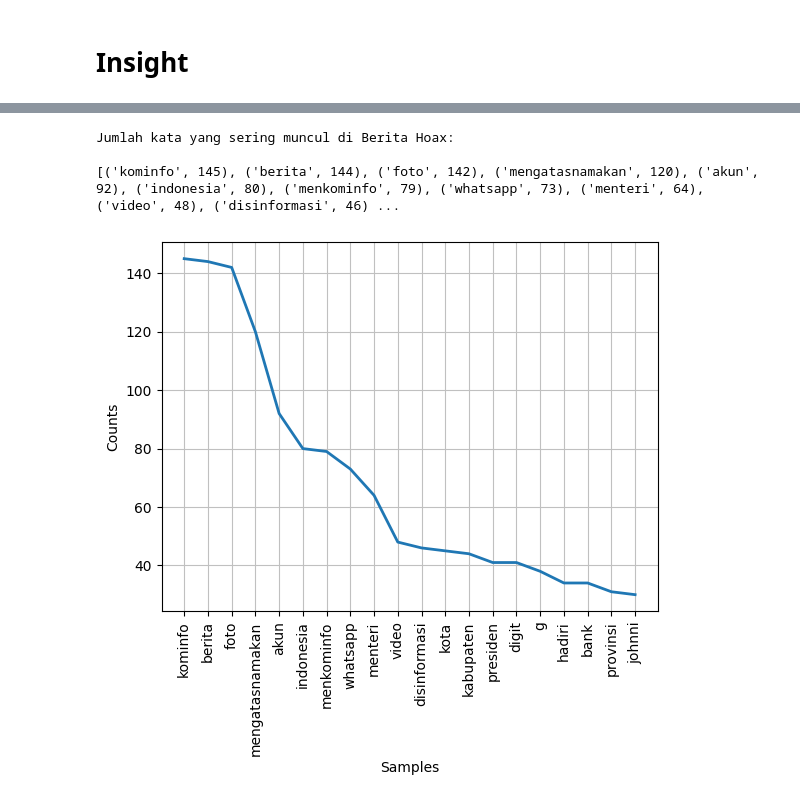
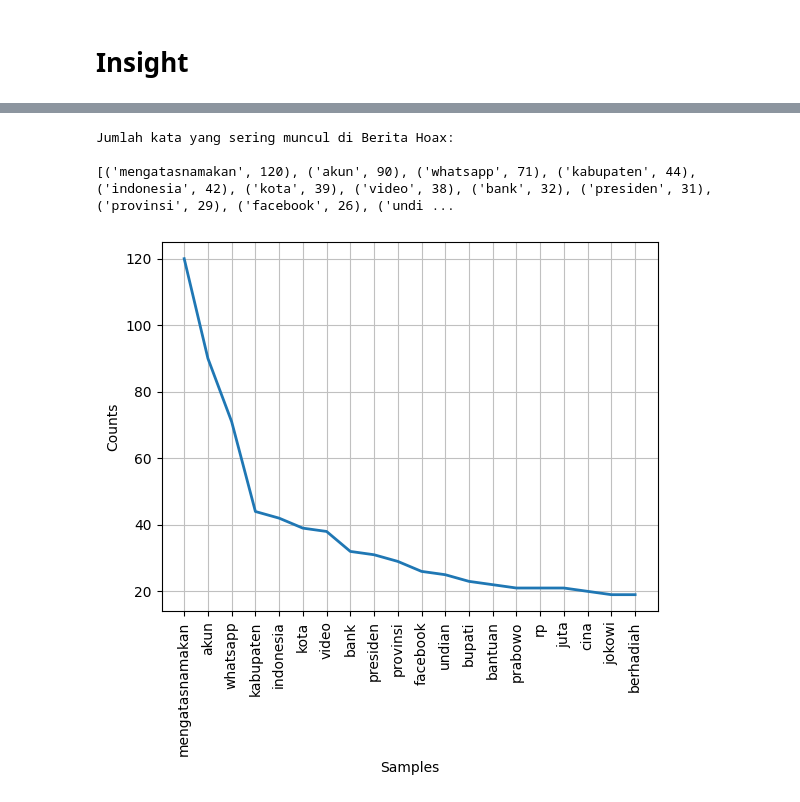
Before and after one commit to diozaas/FakeRealProject, a Jupyter notebook: Preprocessing.ipynb, the cells around one changed output, grey strips where cells are left out. Saved outputs shown, nothing was run; the diff lists cells and outputs as text; code cells hidden in the pictures.

```diff
--- a/Preprocessing.ipynb
+++ b/Preprocessing.ipynb
@@ -32,8 +32,8 @@ True
 # %% [markdown]
 # Load Dataset
 # %%
-true_df = pd.read_excel('C:\Belajar Data Science\Fake-News-Detective-master\dataset\SatkerData.xlsx')
-false_df = pd.read_excel('C:\Belajar Data Science\Fake-News-Detective-master\dataset\HoaxData.xlsx')
+true_df = pd.read_excel('./dataset/SatkerData.xlsx')
+false_df = pd.read_excel('./dataset/HoaxData.xlsx')
 
 true_df['label'] = 1
 false_df['label'] = 0
@@ -127,19 +127,19 @@ Jumlah kata yang sering muncul di Berita Real:
 # %%
 data_hoax = data[data['label'] == 0]['Title']
-hoax_data = [word for data_hoax in data['Title'] for word in data_hoax]
+hoax_data = [word for data_hoax in data[data['label'] == 0]['Title'] for word in data_hoax]
 
 fdist_hoax = FreqDist(hoax_data)
 print('Jumlah kata yang sering muncul di Berita Hoax:\n')
 print(fdist_hoax.most_common(20))
 
 # Plot the frequency distribution of the top 20 words
 fdist_hoax.plot(20, cumulative=False)
 plt.show()
 # %% [output]
 Jumlah kata yang sering muncul di Berita Hoax:
 
-[('kominfo', 145), ('berita', 144), ('foto', 142), ('mengatasnamakan', 120), ('akun', 92), ('indonesia', 80), ('menkominfo', 79), ('whatsapp', 73), ('menteri', 64), ('video', 48), ('disinformasi', 46) ...
+[('mengatasnamakan', 120), ('akun', 90), ('whatsapp', 71), ('kabupaten', 44), ('indonesia', 42), ('kota', 39), ('video', 38), ('bank', 32), ('presiden', 31), ('provinsi', 29), ('facebook', 26), ('undi ...
-[figure, old version]
+[figure, new version]
 # %%
 from wordcloud import WordCloud
 import matplotlib.pyplot as plt
```
Also changed, not shown: parts of 2 cells of this notebook.
